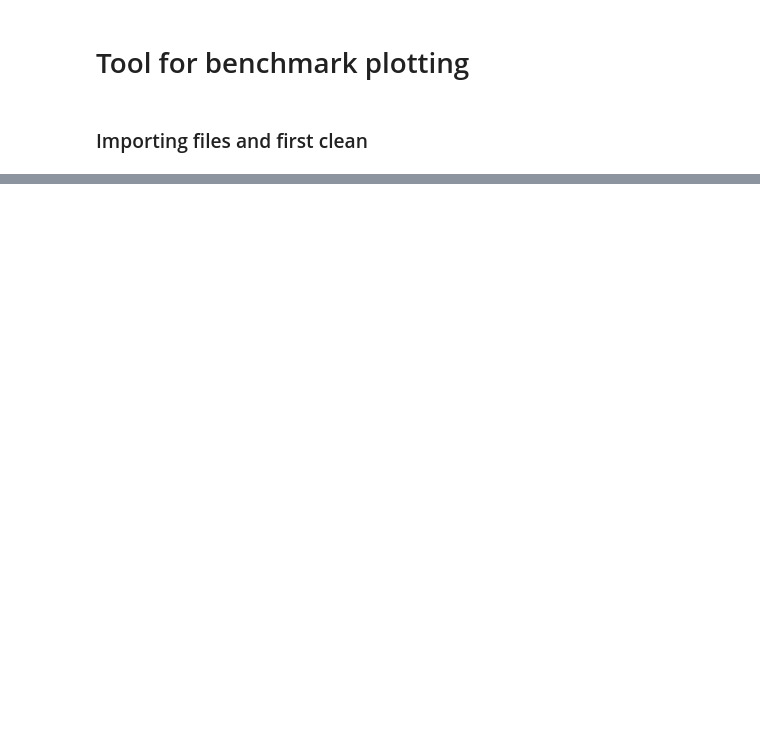
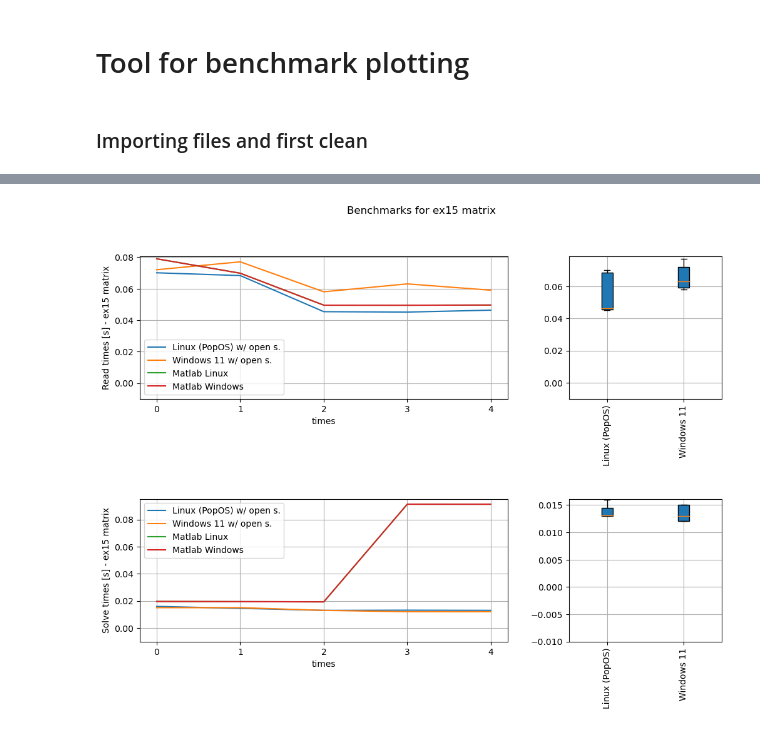
Before and after one commit to DanielSc4/numerical-algorithms-for-mathematical-modeling, a Jupyter notebook: Progetto linear algebra/plot_gen.ipynb, the cells around one changed output, grey strips where cells are left out. Drawn from its saved outputs; the diff is of its cells as text; code cells hidden in the pictures; blank space fills up the shorter version.

Commit message:
Updated plot things

```diff
--- a/Progetto linear algebra/plot_gen.ipynb
+++ b/Progetto linear algebra/plot_gen.ipynb
@@ -5,15 +9,2 @@ import matplotlib.pyplot as plt
 # %% [markdown]
 ### Importing files and first clean
-# %%
-with open('results.txt') as f:
-    lines = f.readlines()
-
-# cleaning
-benchmarks = {}
-
-for line in lines:
-    key, value = lines[0].split('__')
-    benchmarks[key] = []
-    clean_value(value)
-
-benchmarks
@@ -26,0 +70,77 @@ A
+# %%
+# chart su read times, boxplot su read times (3/4, 1/4)
+# chart su solve times, boxplot su solve times (3/4, 1/4)
+
+for matrixL, matrixW, matrixML, matrixMW in zip(benchmarks['Linux_4_luglio_2'], benchmarks['Windows_4_luglio'], benchmarks['MatlabWindows_'], benchmarks['MatlabLinux_']):
+    fig = plt.figure(figsize = (12, 8), dpi = 100)
+    fig.suptitle(f'Benchmarks for {matrixL["matrix"].split(".")[0]} matrix')
+
+    grid = plt.GridSpec(2, 3, wspace=0.4, hspace=0.7, figure = fig)
+
+    ax1 = fig.add_subplot(grid[0, :2])
+
+    # ax1.set_title(f'Read times [s] for {matrixL["matrix"].split(".")[0]} matrix')
+    if matrixL["relative_error"] != 0:
+        ax1.plot(matrixL["read_times"], label = 'Linux (PopOS) w/ open s.')
+    if matrixW["relative_error"] != 0:
+        ax1.plot(matrixW["read_times"], label = 'Windows 11 w/ open s.')
+    if matrixML["relative_error"] != 0:
+        ax1.plot(matrixML["read_times"], label = 'Matlab Linux')
+    if matrixMW["relative_error"] != 0:
+        ax1.plot(matrixMW["read_times"], label = 'Matlab Windows')
+    ax1.set_xlabel('times')
+    ax1.set_ylabel(f'Read times [s] - {matrixL["matrix"].split(".")[0]} matrix')
+    ax1.set_xticks([0, 1, 2, 3, 4])
+    ax1.set_ylim(bottom = -0.01)
+    #if max(max(matrixL["read_times"]), max(matrixW["read_times"])) < 30:
+    #    ax1.set_ylim(bottom = -0.2, top = max(max(matrixL["read_times"]), max(matrixW["read_times"])) + 1)
+    #else:
+    #    ax1.set_ylim(bottom = -0.2, top = max(max(matrixL["read_times"]), max(matrixW["read_times"])) + 10)
+    ax1.legend()
+    ax1.grid()
+
+
+
+    ax2 = fig.add_subplot(grid[0, 2])
+    ax2.boxplot([matrixL["read_times"], matrixW["read_times"]], patch_artist=True)
+    ax2.set_xticklabels(['Linux (PopOS)', 'Windows 11'], rotation = 'vertical')
+    ax2.set_ylim(bottom = -0.01)
+    ax2.grid()
+
+
+    ax3 = fig.add_subplot(grid[1, :2])
+    # ax3.set_title(f'Solve times [s] for {matrixL["matrix"].split(".")[0]} matrix')
+    if matrixL["relative_error"] != 0:
+        ax3.plot(matrixL["solve_times"], label = 'Linux (PopOS) w/ open s.')
+    if matrixW["relative_error"] != 0:
+        ax3.plot(matrixW["solve_times"], label = 'Windows 11 w/ open s.')
+    if matrixML["relative_error"] != 0:
+        ax3.plot(matrixML["solve_times"], label = 'Matlab Linux')
+    if matrixMW["relative_error"] != 0:
+        ax3.plot(matrixMW["solve_times"], label = 'Matlab Windows')
+    ax3.set_xlabel('times')
+    ax3.set_ylabel(f'Solve times [s] - {matrixL["matrix"].split(".")[0]} matrix')
+    ax3.set_xticks([0, 1, 2, 3, 4])
+    ax3.set_ylim(bottom = -0.01)
+    #if max(max(matrixL["solve_times"]), max(matrixW["solve_times"])) < 30:
+    #    ax3.set_ylim(bottom = -0.2, top = max(max(matrixL["solve_times"]), max(matrixW["solve_times"])) + 1)
+    #else:
+    #    ax3.set_ylim(bottom = -0.2, top = max(max(matrixL["solve_times"]), max(matrixW["solve_times"])) + 10)
+    ax3.legend()
+    ax3.grid()
+
+
+    ax4 = fig.add_subplot(grid[1, 2])
+    ax4.boxplot([matrixL["solve_times"], matrixW["solve_times"]], patch_artist=True)
+    ax4.set_xticklabels(['Linux (PopOS)', 'Windows 11'], rotation = 'vertical')
+    ax4.set_ylim(bottom = -0.01)
+    #if max(max(matrixL["solve_times"]), max(matrixW["solve_times"])) < 30:
+    #    ax4.set_ylim(bottom = -0.2, top = max(max(matrixL["solve_times"]), max(matrixW["solve_times"])) + 1)
+    #else:
+    #    ax4.set_ylim(bottom = -0.2, top = max(max(matrixL["solve_times"]), max(matrixW["solve_times"])) + 10)
+    ax4.grid()
+
+
+    plt.show()
+# %% [output]
+[figure, added]
```
Also changed, not shown: parts of 12 cells of this notebook, 4 other files.
